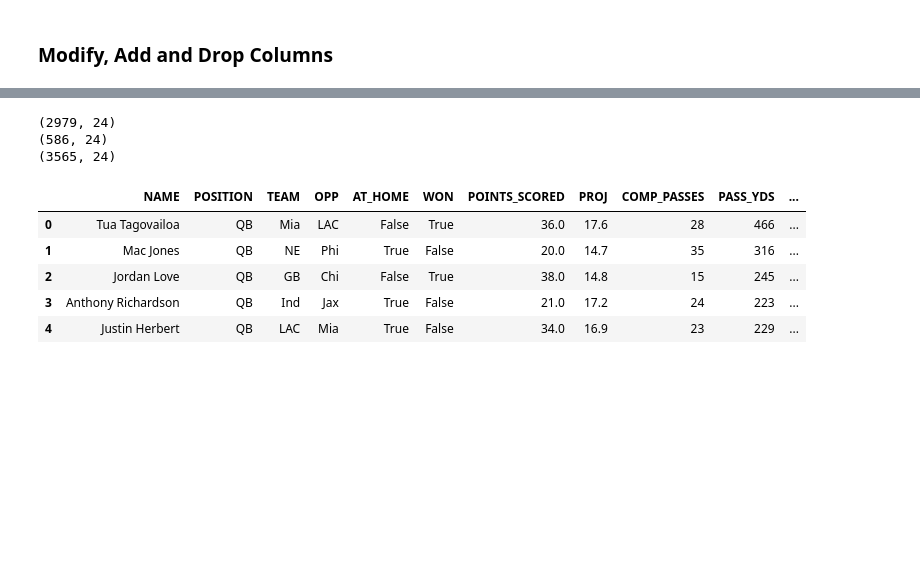
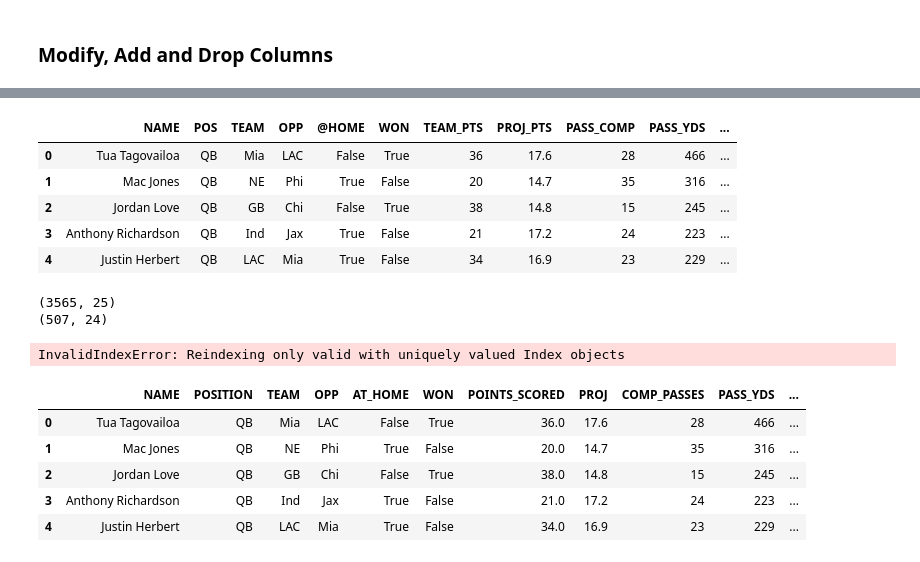
Before and after one commit to DaymonH/FantasyFootballRNN, a Jupyter notebook: point-predictor.ipynb, the cells around one changed output, grey strips where cells are left out. Drawn from its saved outputs; the diff is of its cells as text; code cells hidden in the pictures; blank space fills up the shorter version.

```diff
--- a/point-predictor.ipynb
+++ b/point-predictor.ipynb
@@ -212,14 +211,28 @@ test_df.head(5)
+# %%
+oldData.head(5)
+# %% [output]
+|  | NAME | POS | TEAM | OPP | @HOME | WON | TEAM_PTS | PROJ_PTS | PASS_COMP | PASS_YDS | ... |
+| 0 | Tua Tagovailoa | QB | Mia | LAC | False | True | 36 | 17.6 | 28 | 466 | ... |
+| 1 | Mac Jones | QB | NE | Phi | True | False | 20 | 14.7 | 35 | 316 | ... |
+| 2 | Jordan Love | QB | GB | Chi | False | True | 38 | 14.8 | 15 | 245 | ... |
+| 3 | Anthony Richardson | QB | Ind | Jax | True | False | 21 | 17.2 | 24 | 223 | ... |
+| 4 | Justin Herbert | QB | LAC | Mia | True | False | 34 | 16.9 | 23 | 229 | ... |
 # %%
-oldData = pd.read_csv('WK_1-5.csv')
+oldData = pd.read_csv('WK_1-6.csv')
+oldData.drop(columns=['DnP'], inplace=True)
 print(oldData.shape)
 print(test_df.shape)
+# Reset the index of both DataFrames
+oldData.reset_index(drop=True, inplace=True)
+test_df.reset_index(drop=True, inplace=True)
+
 combined_df = pd.concat([oldData, test_df], ignore_index=True)
 print(combined_df.shape)
-combined_df.to_csv('WK_1-6.csv', index=False)
+combined_df.to_csv('WK_1-7.csv', index=False)
 # %% [output]
-(2979, 24)
-(586, 24)
-(3565, 24)
+(3565, 25)
+(507, 24)
+InvalidIndexError: Reindexing only valid with uniquely valued Index objects
 # %%
 new_df = pd.read_csv('QB-RB-WR-TE.csv')
 columns_to_fill = [
```
Also changed, not shown: parts of 5 cells of this notebook, 3 other files.
